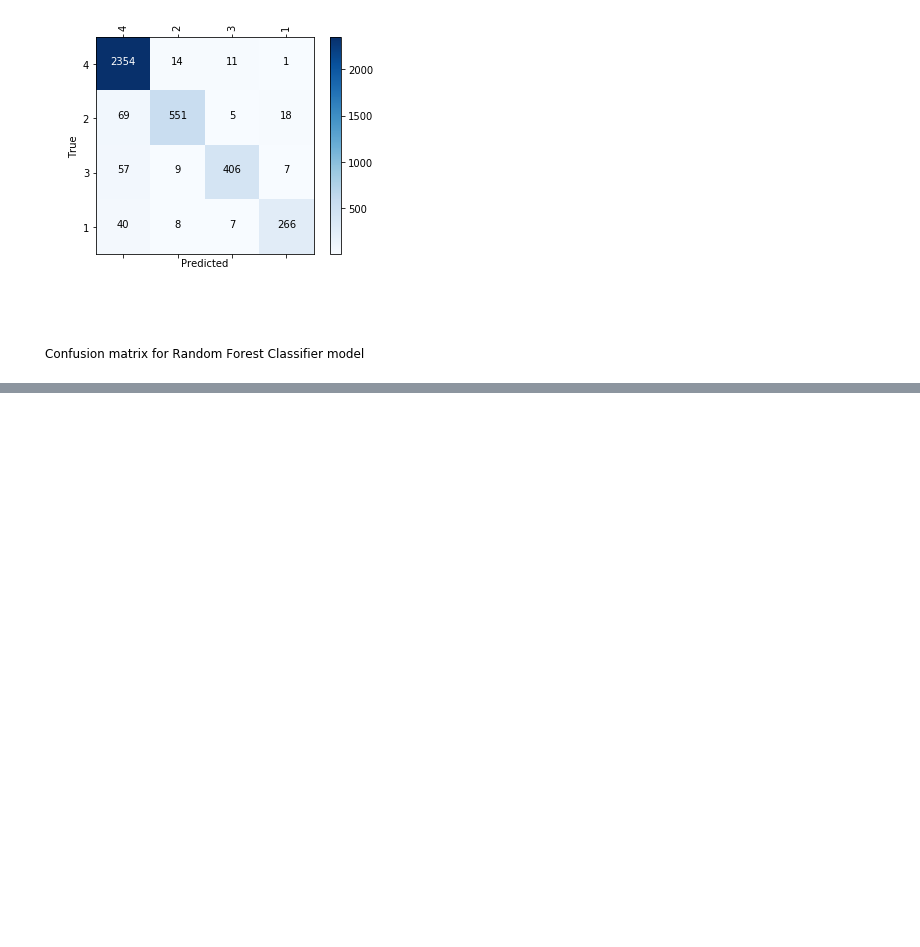
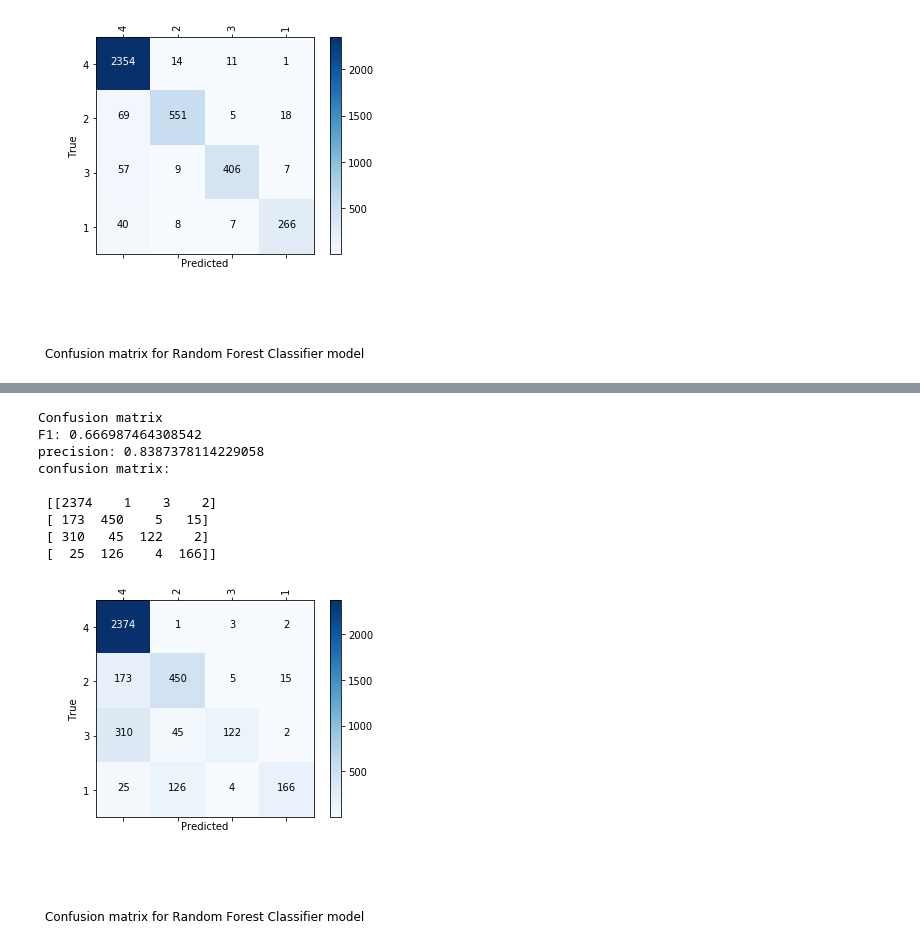
Before and after one commit to ChiranthJ/ModelBehaviour, a Jupyter notebook: Sample_testing_models_phase2.ipynb, the cells around one changed output, grey strips where cells are left out. Cells and saved outputs as stored; diff of their text form; code cells hidden in the pictures; blank space fills up the shorter version.

```diff
--- a/Sample_testing_models_phase2.ipynb
+++ b/Sample_testing_models_phase2.ipynb
@@ -147,0 +202,23 @@ confusion matrix:
+# %%
+# create classifier object with n_estimators = 50
+# fit the model with x and y data
+regressor = RandomForestClassifier(n_estimators = 50, random_state = 0)
+regressor.fit(x_train, y_train)
+y_pred= regressor.predict(x_test)
+# %%
+#performance metrics for random forest classifier
+
+#printing confusion matrix
+print('Confusion matrix')
+confusion_matrix_rep(y_test,y_pred,class_names,"Random Forest Classifier")
+# %% [output]
+Confusion matrix
+F1: 0.666987464308542
+precision: 0.8387378114229058
+confusion matrix:
+
+ [[2374    1    3    2]
+ [ 173  450    5   15]
+ [ 310   45  122    2]
+ [  25  126    4  166]]
+[figure, added]
```
Also changed, not shown: parts of 5 cells of this notebook.
